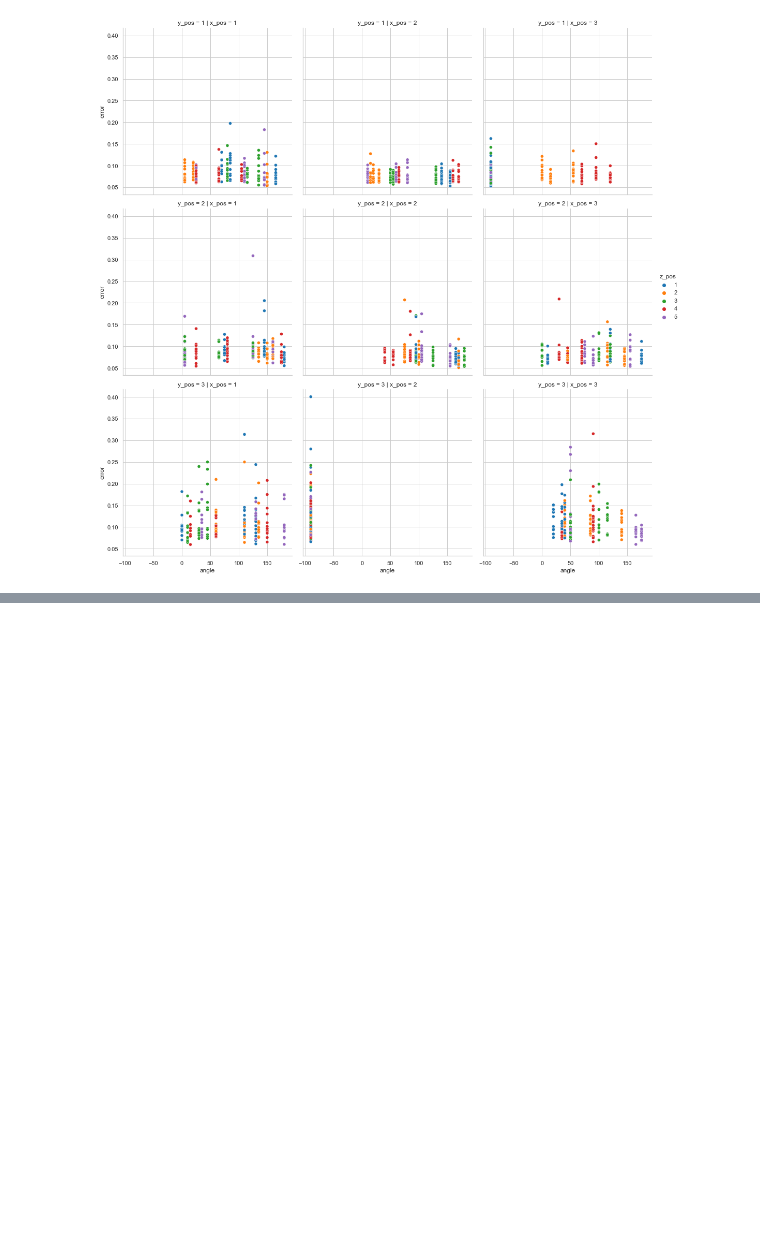
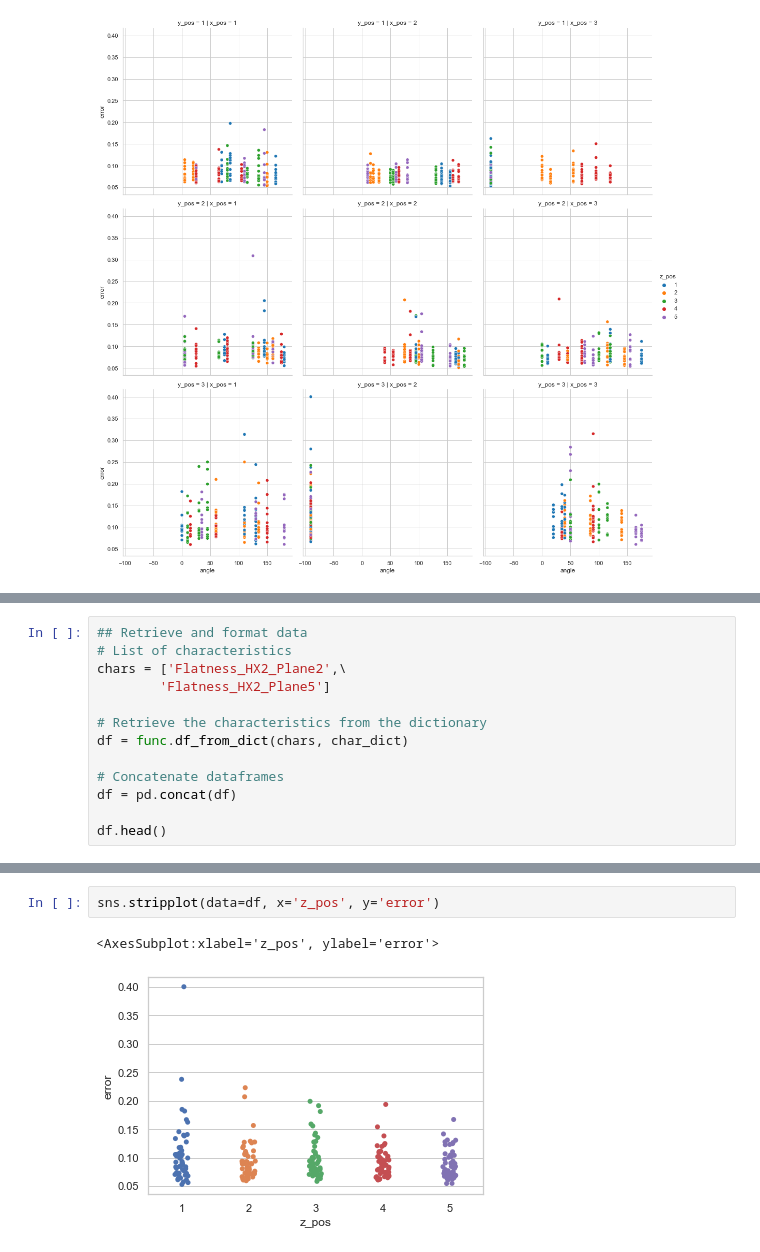
Before and after one commit to TheThorb/Leirmo_Exp1_Publication1, a Jupyter notebook: Z-direction_variations.ipynb, the cells around one changed output, grey strips where cells are left out. Cells and saved outputs as stored; diff of their text form; blank space fills up the shorter version.

```diff
--- a/Z-direction_variations.ipynb
+++ b/Z-direction_variations.ipynb
@@ -1146,0 +1158,13 @@ plt.show()
+# %%
+## Retrieve and format data
+# List of characteristics
+chars = ['Flatness_HX2_Plane2',\
+        'Flatness_HX2_Plane5']
+
+# Retrieve the characteristics from the dictionary
+df = func.df_from_dict(chars, char_dict)
+
+# Concatenate dataframes
+df = pd.concat(df)
+
+df.head()
@@ -1146,0 +1179,5 @@ plt.show()
+# %%
+sns.stripplot(data=df, x='z_pos', y='error')
+# %% [output]
+<AxesSubplot:xlabel='z_pos', ylabel='error'>
+[figure, added]
```
Also changed, not shown: parts of 15 cells of this notebook.
